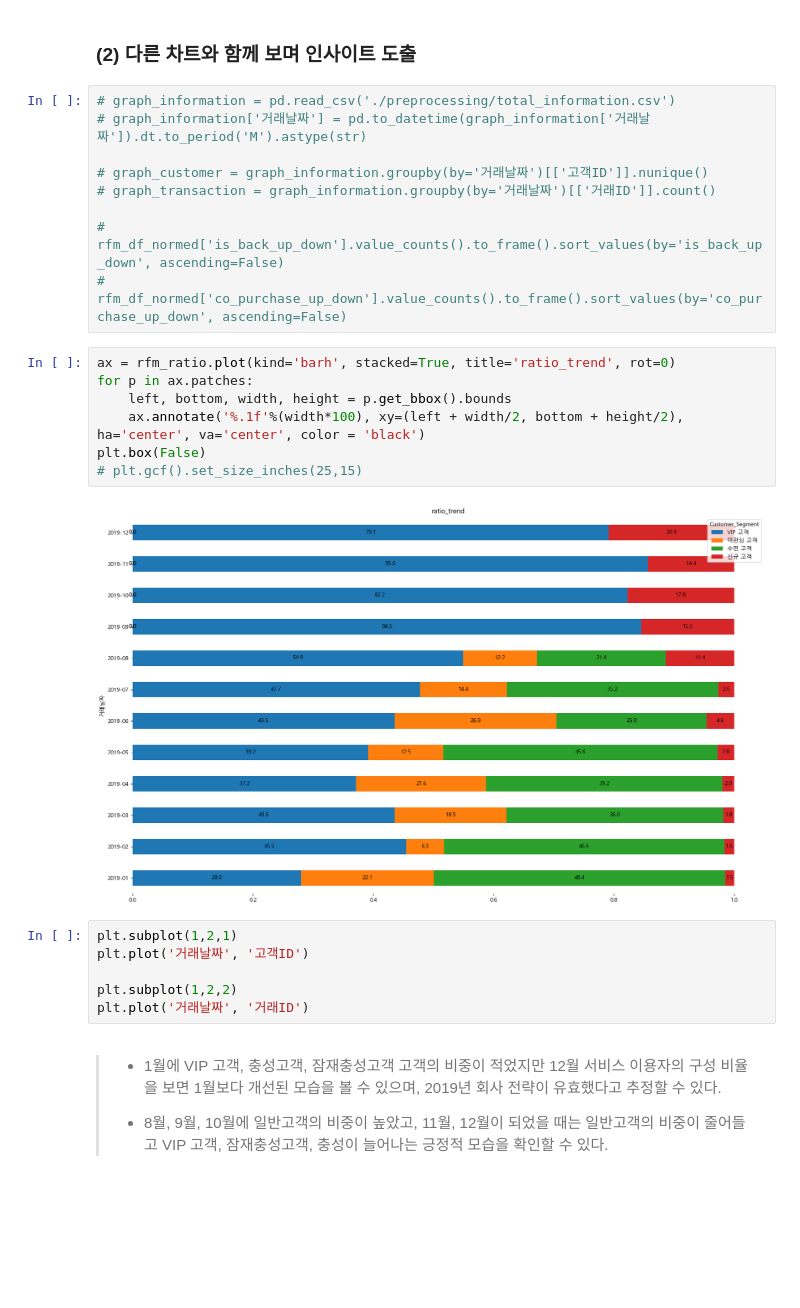
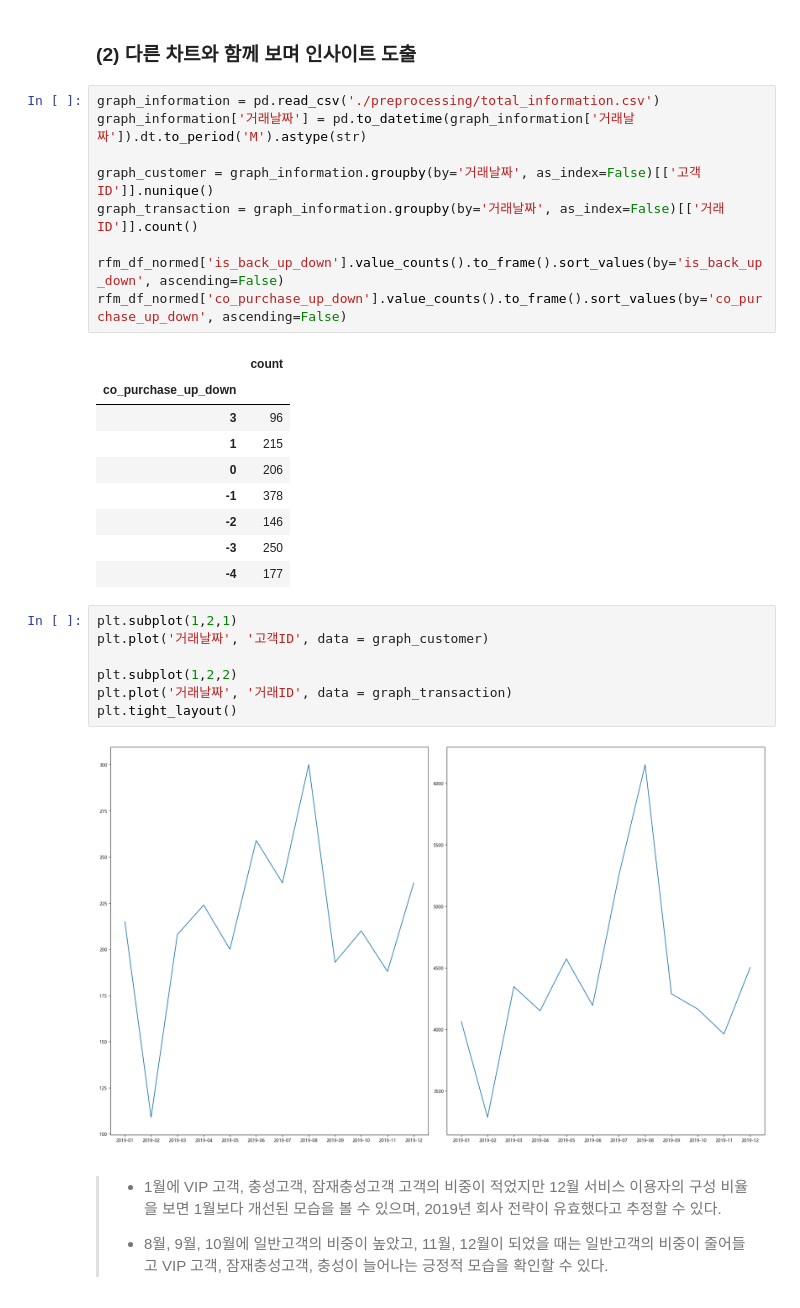
Before and after one commit to meo4739/Public_DACON_Cohort_RFM, a Jupyter notebook: cohort_RFM_ver2.ipynb, the cells around one changed output. Drawn from its saved outputs; the diff is of its cells as text; blank space fills up the shorter version.

```diff
--- a/cohort_RFM_ver2.ipynb
+++ b/cohort_RFM_ver2.ipynb
@@ -1253,29 +1242,33 @@ Index(['VIP 고객', '미관심 고객', '수면 고객', '신규 고객'], dtyp
 # %% [markdown]
 ### (2) 다른 차트와 함께 보며 인사이트 도출
 # %%
-# graph_information = pd.read_csv('./preprocessing/total_information.csv')
-# graph_information['거래날짜'] = pd.to_datetime(graph_information['거래날짜']).dt.to_period('M').astype(str)
+graph_information = pd.read_csv('./preprocessing/total_information.csv')
+graph_information['거래날짜'] = pd.to_datetime(graph_information['거래날짜']).dt.to_period('M').astype(str)
 
-# graph_customer = graph_information.groupby(by='거래날짜')[['고객ID']].nunique()
-# graph_transaction = graph_information.groupby(by='거래날짜')[['거래ID']].count()
+graph_customer = graph_information.groupby(by='거래날짜', as_index=False)[['고객ID']].nunique()
+graph_transaction = graph_information.groupby(by='거래날짜', as_index=False)[['거래ID']].count()
 
-# rfm_df_normed['is_back_up_down'].value_counts().to_frame().sort_values(by='is_back_up_down', ascending=False)
-# rfm_df_normed['co_purchase_up_down'].value_counts().to_frame().sort_values(by='co_purchase_up_down', ascending=False)
+rfm_df_normed['is_back_up_down'].value_counts().to_frame().sort_values(by='is_back_up_down', ascending=False)
+rfm_df_normed['co_purchase_up_down'].value_counts().to_frame().sort_values(by='co_purchase_up_down', ascending=False)
+# %% [output]
+|  | count |
+| co_purchase_up_down |  |
+| 3 | 96 |
+| 1 | 215 |
+| 0 | 206 |
+| -1 | 378 |
+| -2 | 146 |
+| -3 | 250 |
+| -4 | 177 |
-# %%
-ax = rfm_ratio.plot(kind='barh', stacked=True, title='ratio_trend', rot=0)
-for p in ax.patches:
-    left, bottom, width, height = p.get_bbox().bounds
-    ax.annotate('%.1f'%(width*100), xy=(left + width/2, bottom + height/2), ha='center', va='center', color = 'black')
-plt.box(False)
-# plt.gcf().set_size_inches(25,15)
-# %% [output]
-[figure]
 # %%
 plt.subplot(1,2,1)
-plt.plot('거래날짜', '고객ID')
+plt.plot('거래날짜', '고객ID', data = graph_customer)
 
 plt.subplot(1,2,2)
-plt.plot('거래날짜', '거래ID')
+plt.plot('거래날짜', '거래ID', data = graph_transaction)
+plt.tight_layout()
+# %% [output]
+[figure, added]
 # %% [markdown]
 >- 1월에 VIP 고객, 충성고객, 잠재충성고객 고객의 비중이 적었지만 12월 서비스 이용자의 구성 비율을 보면 1월보다 개선된 모습을 볼 수 있으며, 2019년 회사 전략이 유효했다고 추정할 수 있다.
 >
```
Also changed, not shown: parts of 16 cells of this notebook, 6 other files.
